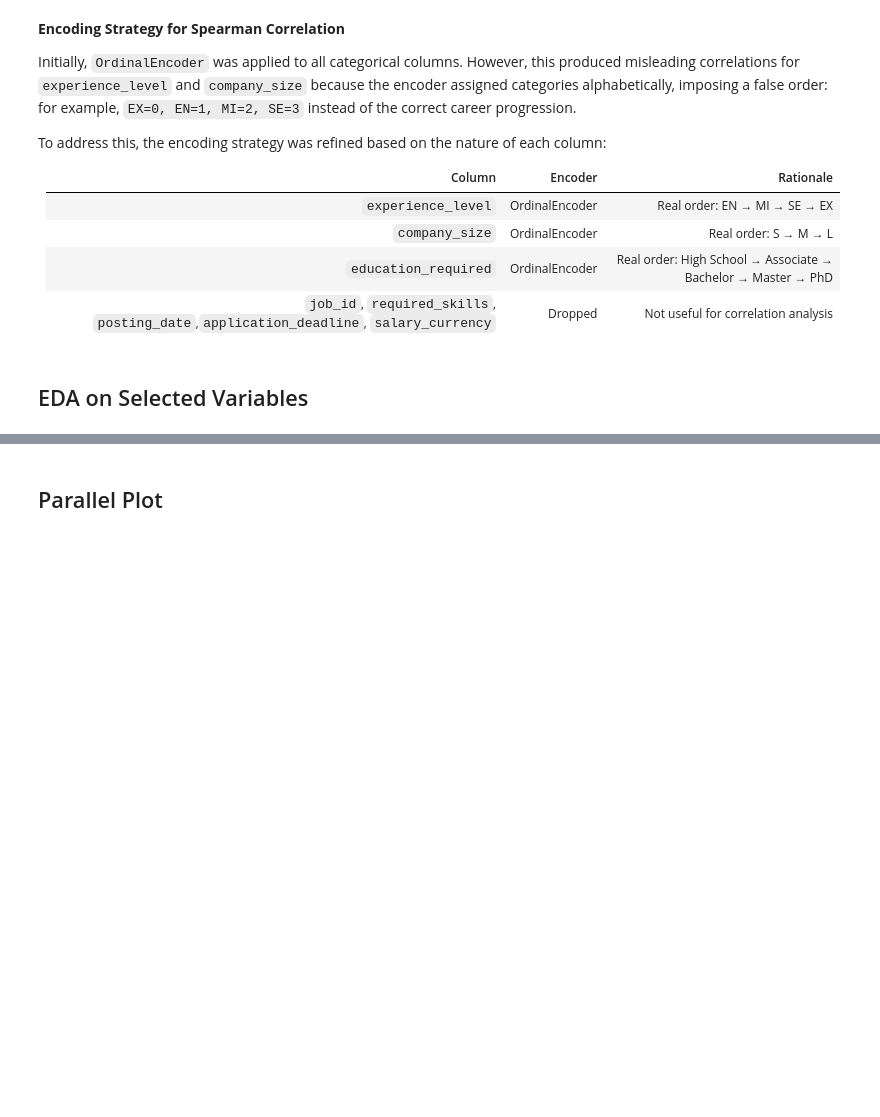
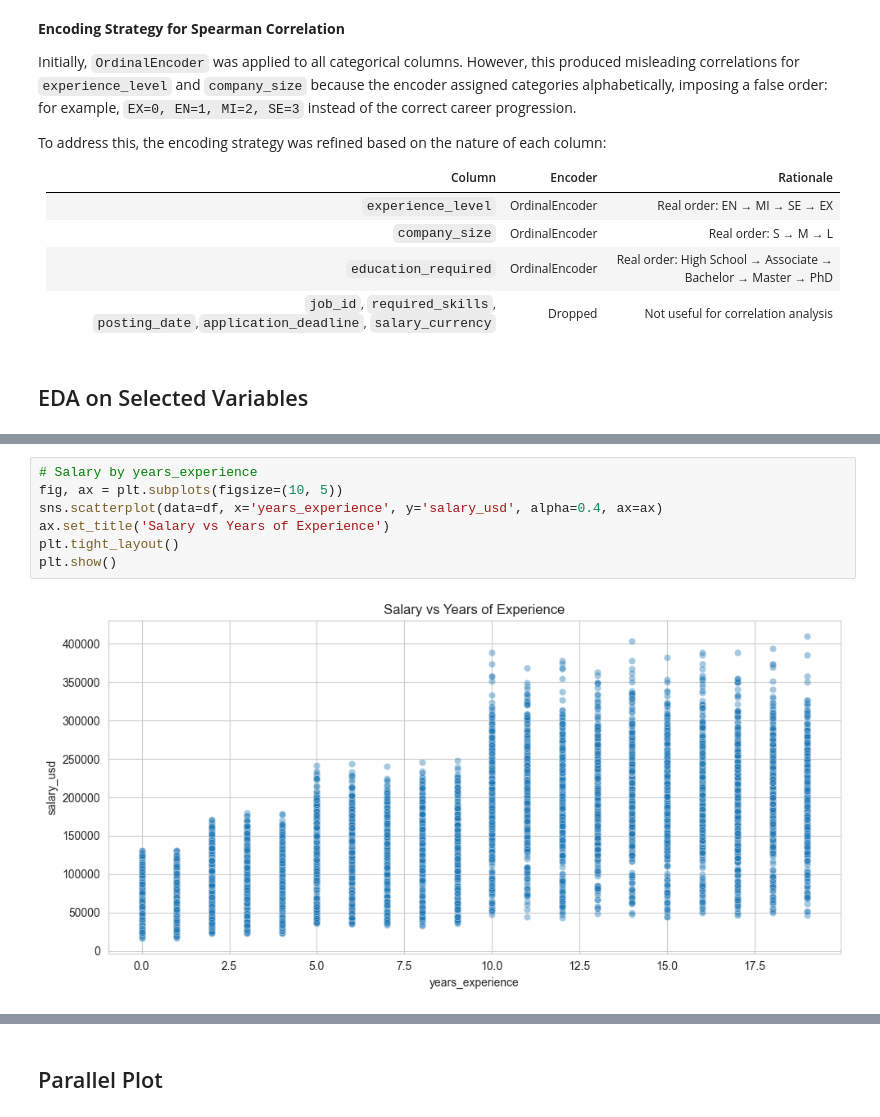
Before and after one commit to Scaphix/the-ai-salary-index, a Jupyter notebook: jupyter_notebooks/JobMarketStudy.ipynb, the cells around one changed output, grey strips where cells are left out. Drawn from its saved outputs; the diff is of its cells as text; blank space fills up the shorter version.

```diff
--- a/jupyter_notebooks/JobMarketStudy.ipynb
+++ b/jupyter_notebooks/JobMarketStudy.ipynb
@@ -160,0 +240,9 @@ To address this, the encoding strategy was refined based on the nature of each c
+# %%
+# Salary by years_experience
+fig, ax = plt.subplots(figsize=(10, 5))
+sns.scatterplot(data=df, x='years_experience', y='salary_usd', alpha=0.4, ax=ax)
+ax.set_title('Salary vs Years of Experience')
+plt.tight_layout()
+plt.show()
+# %% [output]
+[figure, added]
```
Also changed, not shown: parts of 19 cells of this notebook.
